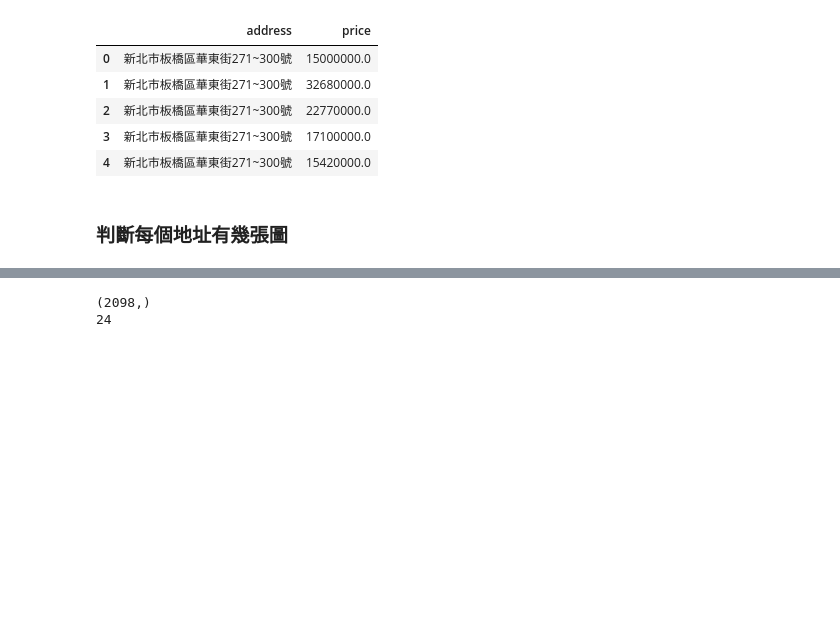
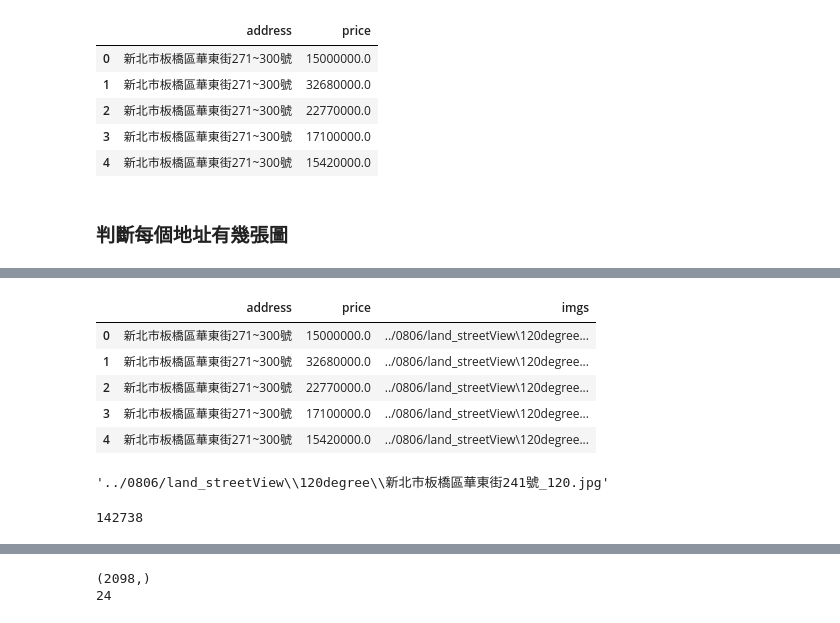
Before and after one commit to johnny12150/19-lab-summer-training, a Jupyter notebook: 0808/multimodal.ipynb, the cells around one changed output, grey strips where cells are left out. Drawn from its saved outputs; the diff is of its cells as text; code cells hidden in the pictures; blank space fills up the shorter version.

```diff
--- a/0808/multimodal.ipynb
+++ b/0808/multimodal.ipynb
@@ -171,0 +174,42 @@ Wall time: 30 s
+# %%
+%%time
+
+# 從 streetDF找出 unique地址有幾張照片符合，並記錄到 testDF
+# for m, data in street_df.head().iterrows():
+for m, data in street_df[:5000].loc[street_df[:5000]['section'] == '板橋'].iterrows():
+    backup_num = []
+#     try:
+    address_num = re.findall('\d+', data['address'])
+    if(len(re.findall('\d+', data['address'])) > 2):
+        # 存大於2個的數值(有巷/弄)
+        backup_num = address_num
+        # 取倒數兩個
+        address_num = address_num[-2:]
+
+    size = math.ceil((int(address_num[1]) - int(address_num[0]))/10)
+    address_split = re.split('\d+', data['address'])
+    address_split.remove('~')
+    address_split.remove('號')
+    address_template = ''.join(address_split)
+    if(len(backup_num) == 3):
+        #有巷
+        address_split[0] = address_split[0] + backup_num[0]
+        address_template = ''.join(address_split)
+    if(len(backup_num) == 4):
+        # 有巷也有弄
+        address_split[0] = address_split[0] + backup_num[0]
+        address_split[1] = address_split[1] + backup_num[1]
+        address_template = ''.join(address_split)
+
+    img_path_list = glob('../0806/land_streetView/*degree/' + address_template + '*.jpg')
+    match_list = [] # 記錄有幾種照片符合規則
+    price_list = [] # 此地址有多少種售價(有幾筆交易紀錄)
+    for img in img_path_list:
+        pattern = re.compile(address_template + '\d+號')
+        if pattern.search(img):
+            match_list.append(img)
+    test.loc[test['address'] == data['address'], 'imgs'] = ','.join(match_list)
+
+#     except Exception as e:
+#         print(e)
+#         continue
@@ -171,0 +218,9 @@ Wall time: 30 s
+# %%
+test.head()
+# %% [output]
+|  | address | price | imgs |
+| 0 | 新北市板橋區華東街271~300號 | 15000000.0 | ../0806/land_streetView\120degree... |
+| 1 | 新北市板橋區華東街271~300號 | 32680000.0 | ../0806/land_streetView\120degree... |
+| 2 | 新北市板橋區華東街271~300號 | 22770000.0 | ../0806/land_streetView\120degree... |
+| 3 | 新北市板橋區華東街271~300號 | 17100000.0 | ../0806/land_streetView\120degree... |
+| 4 | 新北市板橋區華東街271~300號 | 15420000.0 | ../0806/land_streetView\120degree... |
@@ -171,0 +235,8 @@ Wall time: 30 s
+# %%
+train_pic[0]
+# %% [output]
+'../0806/land_streetView\\120degree\\新北市板橋區華東街241號_120.jpg'
+# %%
+len(train_pic)
+# %% [output]
+142738
```
Also changed, not shown: parts of 14 cells of this notebook.
